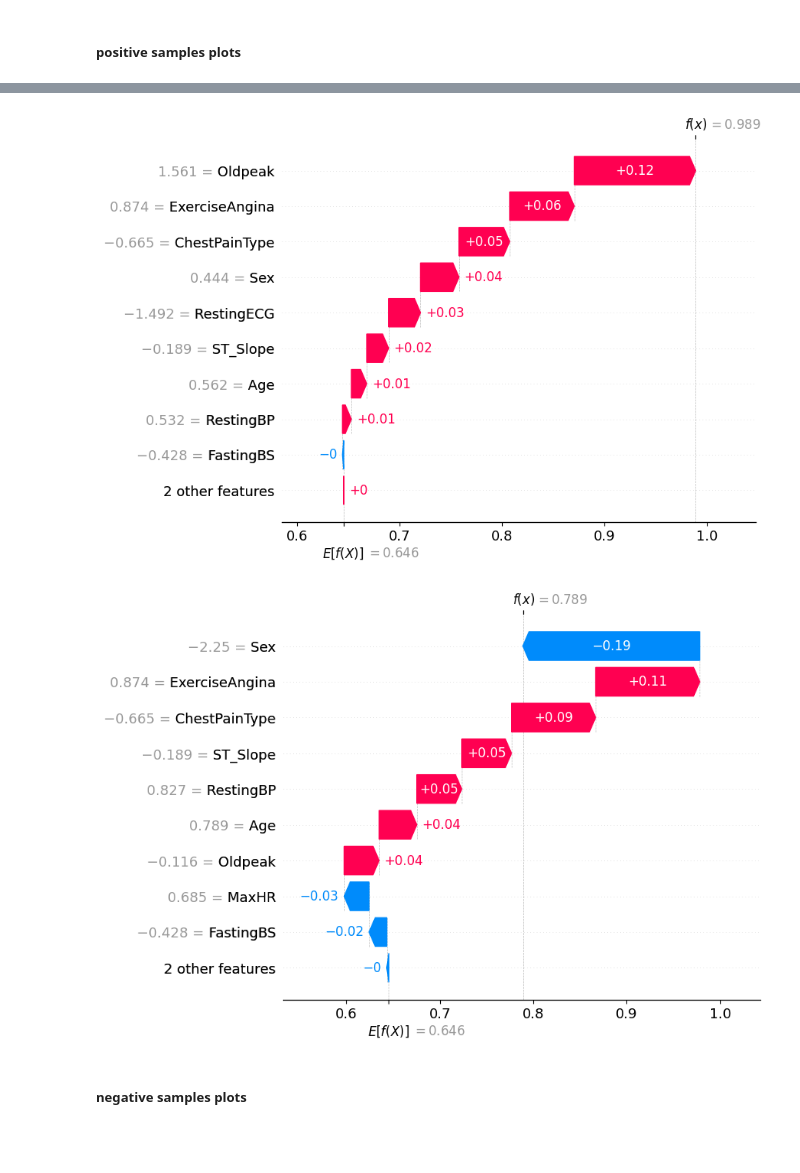
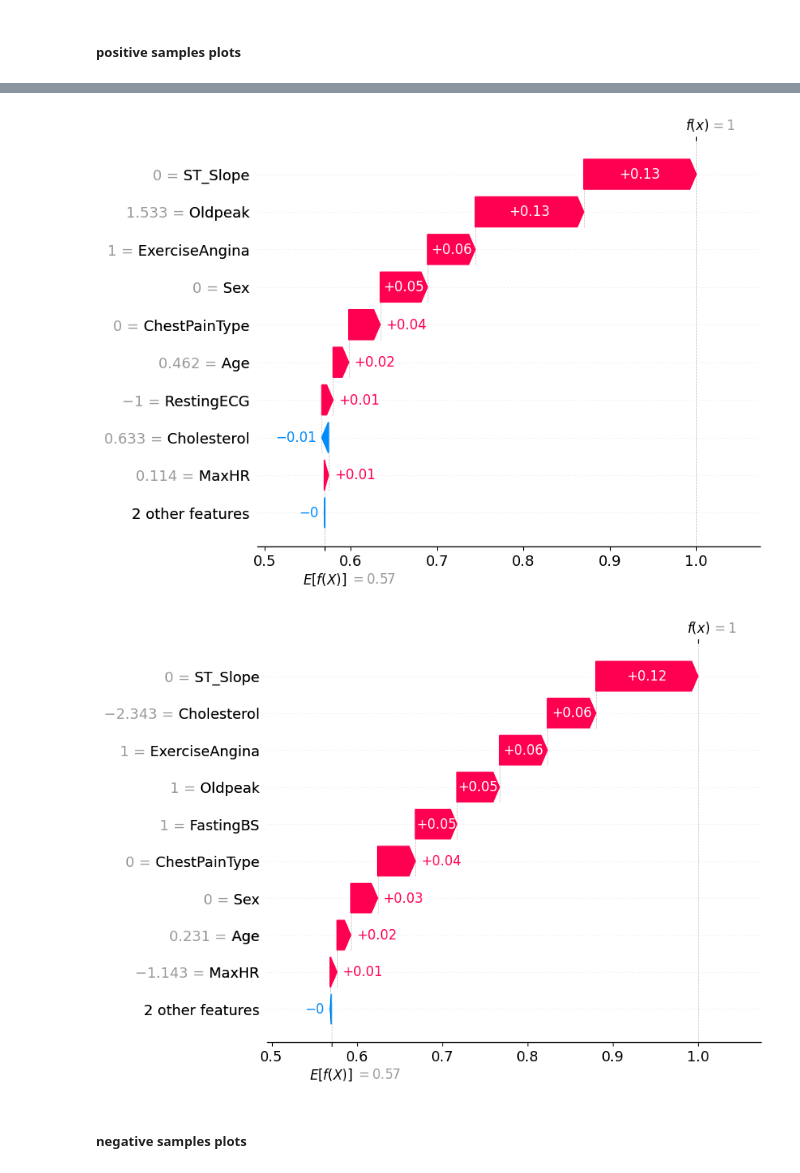
Before and after one commit to nexusfb/ETH-MLxHC-Interpretable-Medical-Data-Classification, a Jupyter notebook: pjt1_pt1.ipynb, the cells around one changed output, grey strips where cells are left out. Drawn from its saved outputs; the diff is of its cells as text; code cells hidden in the pictures; blank space fills up the shorter version.

Commit message:
Edits to plot and preprocessing

```diff
--- a/pjt1_pt1.ipynb
+++ b/pjt1_pt1.ipynb
@@ -450,23 +454,21 @@ print(coefficients_df)
 # %% [markdown]
 ### 3.1 - data preprocessing (same as before BUT no changes to HD)
 # %%
-# 1 - data
+# 1 - data, importing the data
 df_train = pd.read_csv("datasets/heart_failure/train_val_split.csv")
 df_test = pd.read_csv("datasets/heart_failure/test_split.csv")
-# 2 - sketch of preprocessing (try also without)
-df_train = df_train[df_train['Cholesterol'] > 0]
-df_test = df_test[df_test['Cholesterol'] > 0]
-df_train = df_train[df_train['Oldpeak'] > 0]
-df_test = df_test[df_test['Oldpeak'] > 0]
-# 3 - encode categorical data
+
+# 2 - encode categorical data -> we use a label encoder
 categorical_features = ['Sex', 'ChestPainType', 'FastingBS', 'RestingECG', 'ExerciseAngina', 'ST_Slope']
 label_encoder = LabelEncoder()
-df_train[categorical_features] = df_train[categorical_features].apply(label_encoder.fit_transform)
-df_test[categorical_features] = df_test[categorical_features].apply(label_encoder.fit_transform)
-# 4 - normalization
+for col in categorical_features:
+    df_train[col]=label_encoder.fit_transform(df_train[col])
+    df_test[col]=label_encoder.transform(df_test[col])
+
+# 3 - scaling, robust scaler removes the median and scales the data according to the quantile range,  robust to ouliers
 numerical_features = ['Age', 'RestingBP', 'Cholesterol', 'MaxHR', 'Oldpeak']
 feat_transformer = Pipeline(steps=[
-    ('scaler', StandardScaler())
+    ('scaler', RobustScaler())
 ])
 preprocessor = ColumnTransformer(
     transformers=[
@@ -474,14 +476,18 @@ preprocessor = ColumnTransformer(
     ]
 )
 train_preprocessed_raw = preprocessor.fit_transform(df_train)
-test_preprocessed_raw = preprocessor.fit_transform(df_test)
+test_preprocessed_raw = preprocessor.transform(df_test)
+
+
 # 5 - back into df shape
 processed_columns = numerical_features + categorical_features
 train_preprocessed = pd.DataFrame(train_preprocessed_raw, columns=processed_columns)
 test_preprocessed = pd.DataFrame(test_preprocessed_raw, columns=processed_columns)
+
+
 # 6 - split X,y
 X_train = train_preprocessed
 y_train = df_train['HeartDisease'].reset_index(drop=True)
 X_test = test_preprocessed
 y_test = df_test['HeartDisease'].reset_index(drop=True)
-print(X_test)
+#print(X_test)
@@ -517,14 +506,14 @@ print(mlp.score(X_test, y_test))
 #### SHAP split by class
 # %%
 # 1 - SHAP values
-# make model callable
-def predict_proba(X):
-    return mlp.predict_proba(X)
-explainer = shap.Explainer(predict_proba, X_train)
+explainer = shap.DeepExplainer(mlp.predict, X_train)
 shap_values = explainer(X_test)
+y_pred = mlp.predict(X_test)
 # %%
 # 2 - pick 2 positive and 2 negative samples
-positive_samples_index = np.array(y_test[y_test == 1].index[:2])
-negative_samples_index = np.array(y_test[y_test == 0].index[:2])
+y_test_df = pd.DataFrame(y_test)
+y_test_df["Pred"] = y_pred
+positive_samples_index = np.array(y_test_df.loc[y_test_df["HeartDisease"].eq(1) & y_test_df["Pred"].eq(1)].index[:2])
+negative_samples_index = np.array(y_test_df.loc[y_test_df["HeartDisease"].eq(0) & y_test_df["Pred"].eq(0)].index[:2])
 # %% [markdown]
 ##### positive samples plots
@@ -535,11 +527,11 @@ shap.summary_plot(shap_values[:,:,1][positive_samples_index],X_test.iloc[positiv
 # %%
-shap.plots.waterfall(shap_values[:,:,1][positive_samples_index[0]], max_display=10)
+shap.plots.waterfall(shap_values[positive_samples_index[0]], max_display=10)
 # %% [output]
-[figure, old version]
+[figure, new version]
 # %%
-shap.plots.waterfall(shap_values[:,:,1][positive_samples_index[1]], max_display=10)
+shap.plots.waterfall(shap_values[positive_samples_index[1]], max_display=10)
 # %% [output]
-[figure, old version]
+[figure, new version]
 # %% [markdown]
 ##### negative samples plots
 # %%
```
Also changed, not shown: parts of 14 cells of this notebook, 1 other file.
